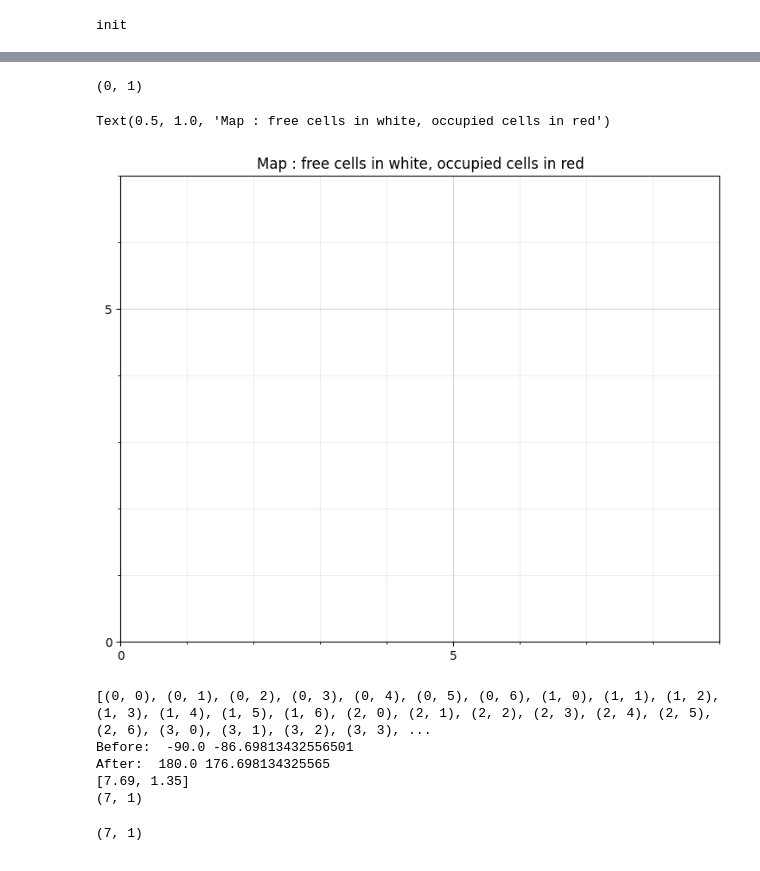
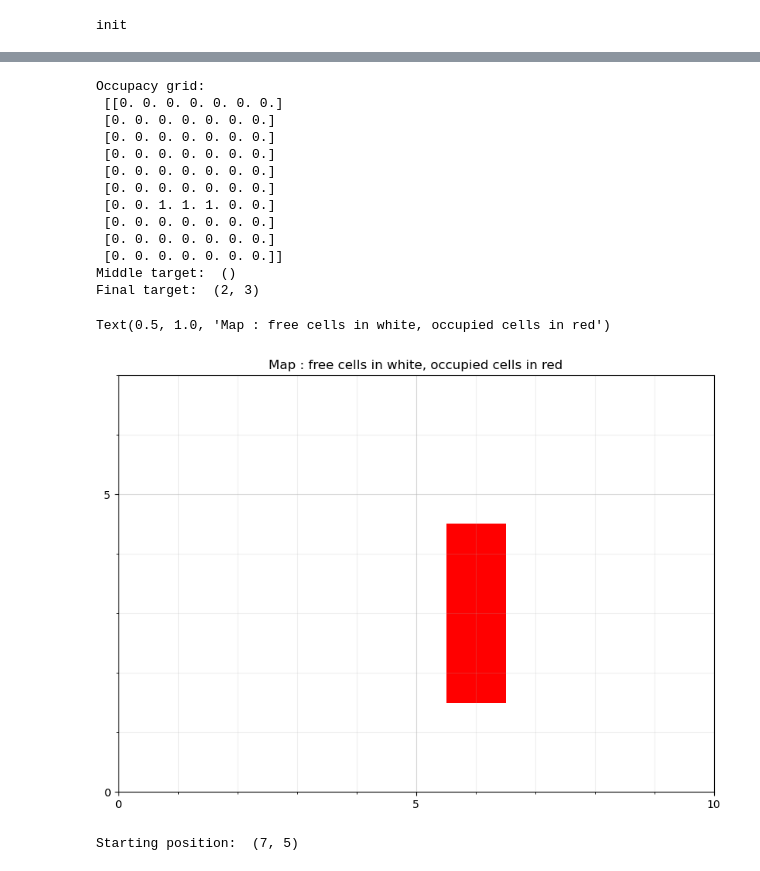
Before and after one commit to fra-mgl/BOMR-project, a Jupyter notebook: main.ipynb, the cells around one changed output, grey strips where cells are left out. Drawn from its saved outputs; the diff is of its cells as text; code cells hidden in the pictures.

```diff
--- a/main.ipynb
+++ b/main.ipynb
@@ -84,4 +42,0 @@ goal = tuple([item for sublist in goal for item in sublist])
-# %%
-display(goal)
-# %% [output]
-(0, 1)
@@ -90,3 +43,43 @@ display(goal)
+# %%
+#  vision initialization
+
+flag, grid, obs, obs_grid, targets, goal = vision_init(cap)
+
+if not flag:
+    print_error("Error in main: Vision init failed")
+    assert 0  # vision init failed
+
+# to visualize results
+if False:
+    from cv2 import imwrite
+    from vision.functions import visualize_data
+    out_img, _ = visualize_data(grid, None, obs, obs_grid, targets, goal)
+    imwrite('vision_init_result.jpg', out_img)
+
+
+# Extracting target to be a tuple and not a lis of lists
+targets = tuple([item for sublist in targets for item in sublist])
+# Extracting goal to be a tuple and not a lis of lists
+goal = tuple([item for sublist in goal for item in sublist])
+
+print("Occupacy grid:\n",obs_grid)
+print("Middle target: ", targets)
+print("Final target: ", goal)
+# if you get to this point, the vision is initialized and you have acquired information about the environment
+# %% [output]
+Occupacy grid:
+ [[0. 0. 0. 0. 0. 0. 0.]
+ [0. 0. 0. 0. 0. 0. 0.]
+ [0. 0. 0. 0. 0. 0. 0.]
+ [0. 0. 0. 0. 0. 0. 0.]
+ [0. 0. 0. 0. 0. 0. 0.]
+ [0. 0. 0. 0. 0. 0. 0.]
+ [0. 0. 1. 1. 1. 0. 0.]
+ [0. 0. 0. 0. 0. 0. 0.]
+ [0. 0. 0. 0. 0. 0. 0.]
+ [0. 0. 0. 0. 0. 0. 0.]]
+Middle target:  ()
+Final target:  (2, 3)
 # %%
 def create_empty_plot(max_val_x, max_val_y):
 
@@ -110,21 +103,22 @@ def create_empty_plot(max_val_x, max_val_y):
 
         return fig, ax
 # %%
-max_val_x = 9
-max_val_y = 7
+max_val_x = grid_height_cells
+max_val_y = grid_width_cells
 fig, ax = create_empty_plot(max_val_x,max_val_y)
 
 # set plot origin to top left
 plt.xlim(0, max_val_x)
 plt.ylim(0,max_val_y)
 
 # Displaying the map
-cmap = colors.ListedColormap(['white', 'black'])
+
+cmap = colors.ListedColormap(['white', 'red'])
 ax.imshow(obs_grid.transpose(), cmap=cmap)
 plt.title("Map : free cells in white, occupied cells in red")
 # %% [output]
 Text(0.5, 1.0, 'Map : free cells in white, occupied cells in red')
-[figure, old version]
+[figure, new version]
 # %%
 # List of all coordinates in the grid
 #max_val is the size of the map
@@ -137,33 +131,21 @@ pos = np.empty(x.shape + (2,))
 pos[:, :, 0] = x
 pos[:, :, 1] = y
 pos = np.reshape(pos, (x.shape[0] * x.shape[1], 2))
+# Coords contains all the possible coordinates of the grid from (0,0) to (width-1, height-1)
+coords = list([(int(x[0]), int(x[1])) for x in pos])
 
 
-# Coords contains all the possible coordinates of the grid from (0,0) to (width-1, height-1)
-coords = list([(int(x[0]), int(x[1])) for x in pos])
-print(coords)
 #Defining the start  point and end goal for now on
-flag, t ,state = get_thymio(cap)
+flag, _ ,state = get_thymio(cap)  # the starting position is the current position of the robot
 if flag:
-    # start = tuple([state[0],state[1]]) # state[1]-0.5
     start = [state[0],state[1]]
-    angle = state[2]
-    print(start)
 else:
-    print("Problem with thymio_get function")
-# start = tuple(map(np.floor,int(start)))
+    assert 0  # get_thymio failed
+
 start = tuple([int(state[0]), int(state[1])])
-print(start)
+print("Starting position: ", start)
 # %% [output]
-[(0, 0), (0, 1), (0, 2), (0, 3), (0, 4), (0, 5), (0, 6), (1, 0), (1, 1), (1, 2), (1, 3), (1, 4), (1, 5), (1, 6), (2, 0), (2, 1), (2, 2), (2, 3), (2, 4), (2, 5), (2, 6), (3, 0), (3, 1), (3, 2), (3, 3), ...
-Before:  -90.0 -86.69813432556501
-After:  180.0 176.698134325565
-[7.69, 1.35]
-(7, 1)
+Starting position:  (7, 5)
-# %%
-start
-# %% [output]
-(7, 1)
 # %%
 #Defining the distance to the goal ignoring the obstacles, here using the Euclidian distance with the function np.linalg.norm
 # Define the heuristic, here = distance to goal ignoring obstacles
```
Also changed, not shown: parts of 20 cells of this notebook, 12 other files.
